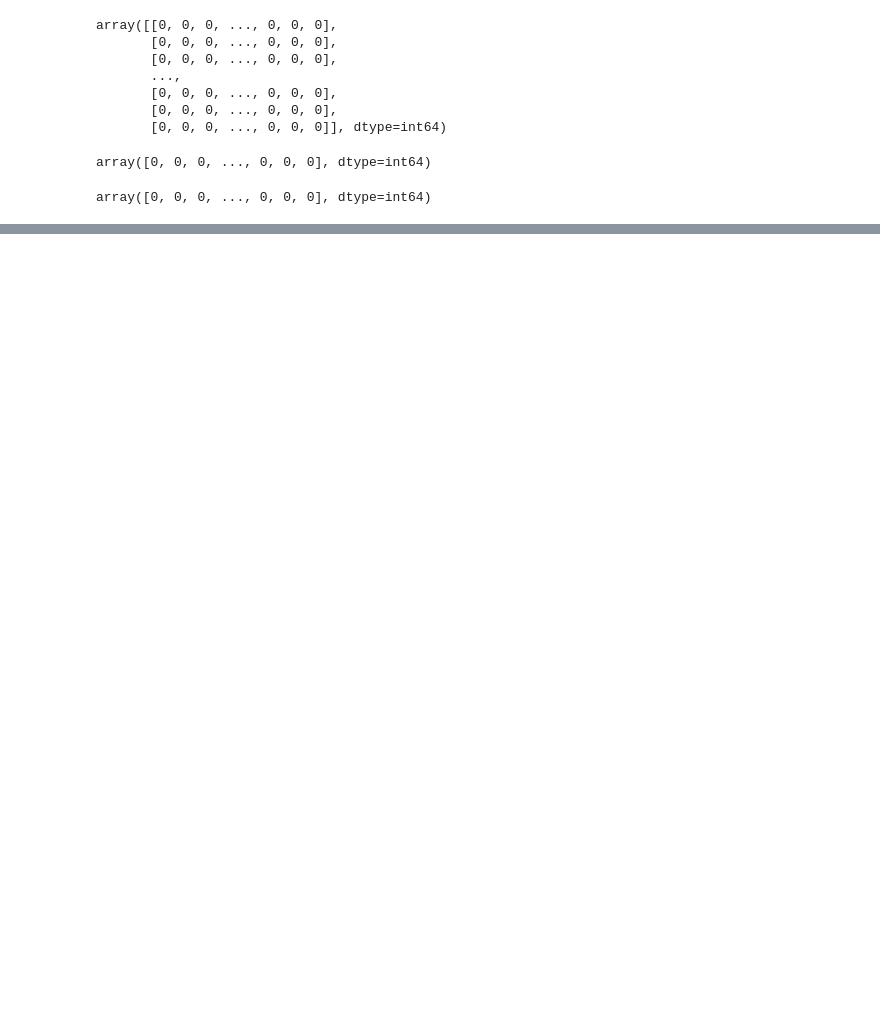
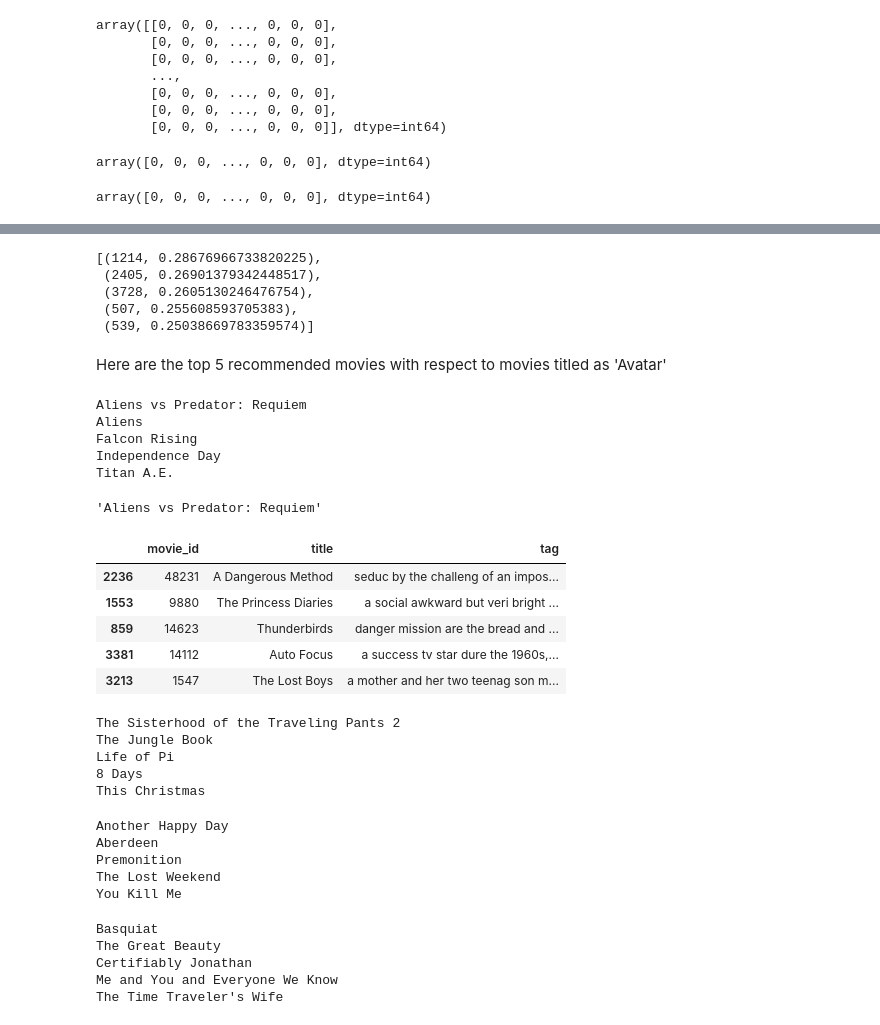
Before and after one commit to yashsahu02/Movie-Recommender-System, a Jupyter notebook: movie-recommender.ipynb, the cells around one changed output, grey strips where cells are left out. Saved outputs shown, nothing was run; the diff lists cells and outputs as text; code cells hidden in the pictures; blank space fills up the shorter version.

```diff
--- a/movie-recommender.ipynb
+++ b/movie-recommender.ipynb
@@ -441,0 +583,8 @@ zoo
+# %%
+sorted(list(enumerate(similarity[0])),reverse=True,key=lambda x:x[1])[1:6] ## top 5 movies
+# %% [output]
+[(1214, 0.28676966733820225),
+ (2405, 0.26901379342448517),
+ (3728, 0.2605130246476754),
+ (507, 0.255608593705383),
+ (539, 0.25038669783359574)]
@@ -441,0 +599,47 @@ zoo
+# %% [markdown]
+Here are the top 5 recommended movies with respect to movies titled as 'Avatar'
+# %%
+recommend('Avatar')
+# %% [output]
+Aliens vs Predator: Requiem
+Aliens
+Falcon Rising
+Independence Day
+Titan A.E.
+# %%
+new_df.iloc[1214]['title']
+# %% [output]
+'Aliens vs Predator: Requiem'
+# %%
+new_df.sample(5)
+# %% [output]
+|  | movie_id | title | tag |
+| 2236 | 48231 | A Dangerous Method | seduc by the challeng of an impos... |
+| 1553 | 9880 | The Princess Diaries | a social awkward but veri bright ... |
+| 859 | 14623 | Thunderbirds | danger mission are the bread and ... |
+| 3381 | 14112 | Auto Focus | a success tv star dure the 1960s,... |
+| 3213 | 1547 | The Lost Boys | a mother and her two teenag son m... |
+# %%
+recommend('Two Brothers')
+# %% [output]
+The Sisterhood of the Traveling Pants 2
+The Jungle Book
+Life of Pi
+8 Days
+This Christmas
+# %%
+recommend('28 Days')
+# %% [output]
+Another Happy Day
+Aberdeen
+Premonition
+The Lost Weekend
+You Kill Me
+# %%
+recommend('Auto Focus')
+# %% [output]
+Basquiat
+The Great Beauty
+Certifiably Jonathan
+Me and You and Everyone We Know
+The Time Traveler's Wife
```
Also changed, not shown: parts of 23 cells of this notebook.
